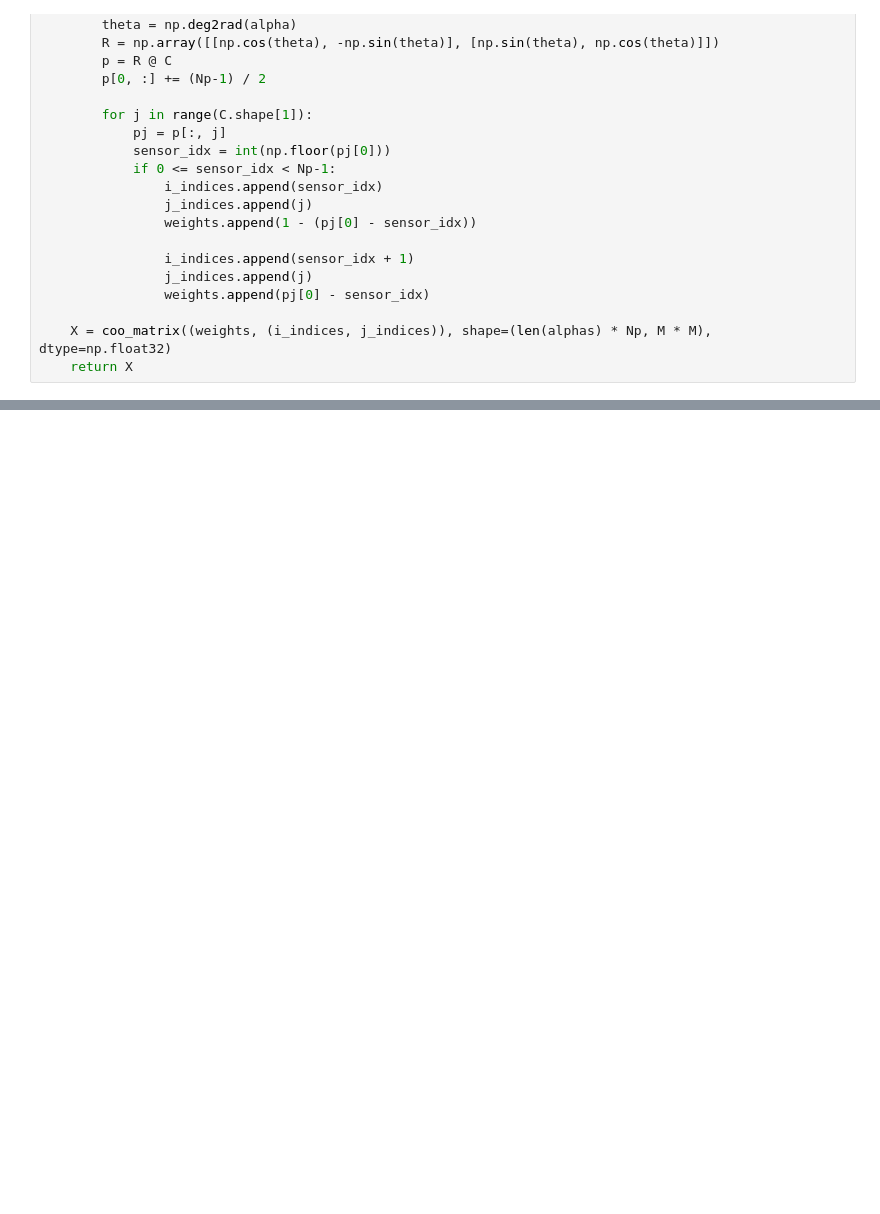
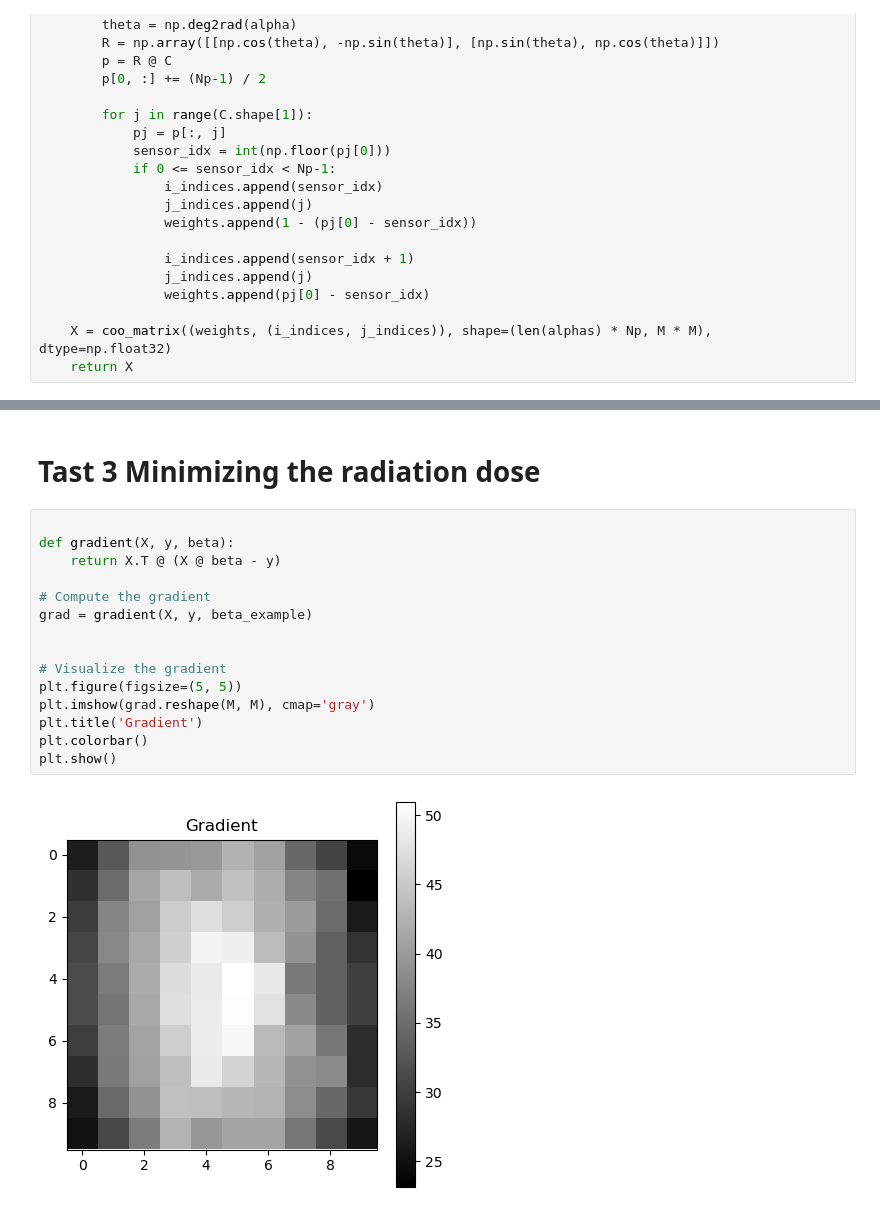
Before and after one commit to juancprolam/Machine_learning_Ess, a Jupyter notebook: Exercise_4/Task_1.ipynb, the cells around one changed output, grey strips where cells are left out. Drawn from its saved outputs; the diff is of its cells as text; blank space fills up the shorter version.

```diff
--- a/Exercise_4/Task_1.ipynb
+++ b/Exercise_4/Task_1.ipynb
@@ -121,0 +120,19 @@ plt.show()
+# %% [markdown]
+# Tast 3 Minimizing the radiation dose
+# %%
+
+def gradient(X, y, beta):
+    return X.T @ (X @ beta - y)
+
+# Compute the gradient
+grad = gradient(X, y, beta_example)
+
+
+# Visualize the gradient
+plt.figure(figsize=(5, 5))
+plt.imshow(grad.reshape(M, M), cmap='gray')
+plt.title('Gradient')
+plt.colorbar()
+plt.show()
+# %% [output]
+[figure, added]
```
Also changed, not shown: parts of 7 cells of this notebook.
